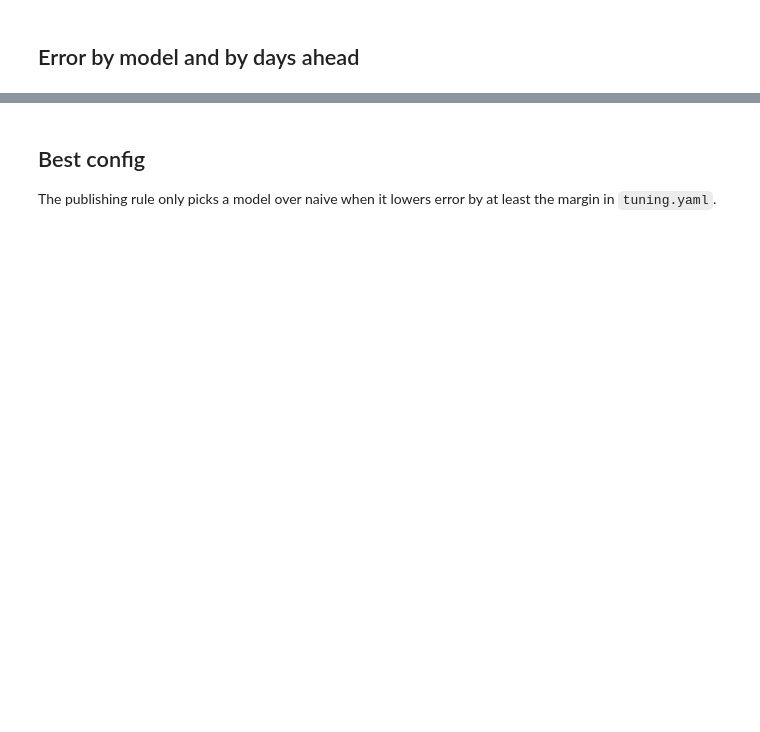
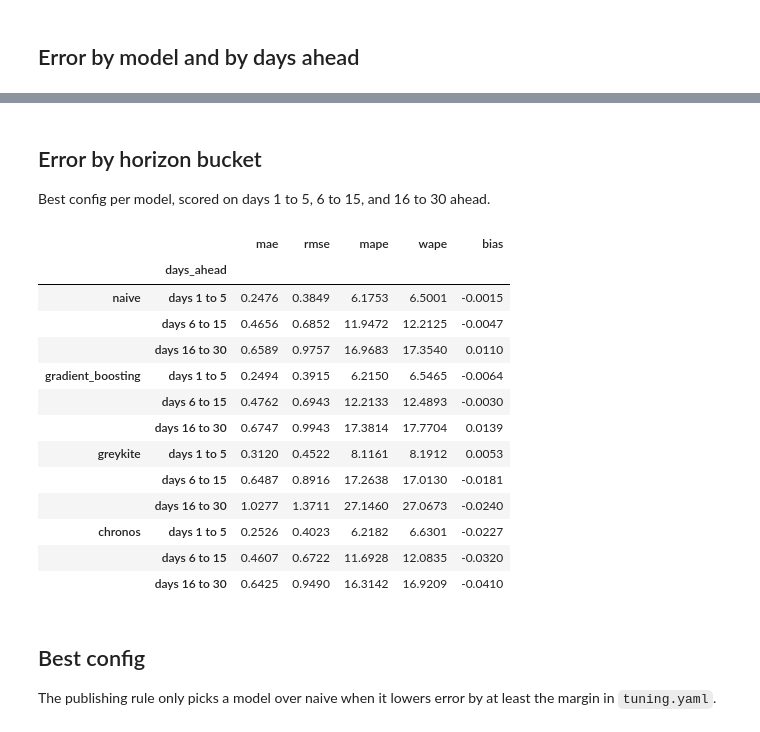
Before and after one commit to ajgeiger/natural-gas-forecasting, a Jupyter notebook: experiments/bayesian_backtest.ipynb, the cells around one changed output, grey strips where cells are left out. Saved outputs shown, nothing was run; the diff lists cells and outputs as text; code cells hidden in the pictures; blank space fills up the shorter version.

Commit message:
forecast 30 trading days ahead

```diff
--- a/experiments/bayesian_backtest.ipynb
+++ b/experiments/bayesian_backtest.ipynb
@@ -169,3 +169,25 @@ plt.show()
+# %% [markdown]
+## Error by horizon bucket
+
+Best config per model, scored on days 1 to 5, 6 to 15, and 16 to 30 ahead.
+# %%
+buckets = pd.concat({name: report.metrics_by_bucket() for name, report in best.items()})
+buckets.round(4)
+# %% [output]
+|  |  | mae | rmse | mape | wape | bias |
+|  | days_ahead |  |  |  |  |  |
+| naive | days 1 to 5 | 0.2476 | 0.3849 | 6.1753 | 6.5001 | -0.0015 |
+|  | days 6 to 15 | 0.4656 | 0.6852 | 11.9472 | 12.2125 | -0.0047 |
+|  | days 16 to 30 | 0.6589 | 0.9757 | 16.9683 | 17.3540 | 0.0110 |
+| gradient_boosting | days 1 to 5 | 0.2494 | 0.3915 | 6.2150 | 6.5465 | -0.0064 |
+|  | days 6 to 15 | 0.4762 | 0.6943 | 12.2133 | 12.4893 | -0.0030 |
+|  | days 16 to 30 | 0.6747 | 0.9943 | 17.3814 | 17.7704 | 0.0139 |
+| greykite | days 1 to 5 | 0.3120 | 0.4522 | 8.1161 | 8.1912 | 0.0053 |
+|  | days 6 to 15 | 0.6487 | 0.8916 | 17.2638 | 17.0130 | -0.0181 |
+|  | days 16 to 30 | 1.0277 | 1.3711 | 27.1460 | 27.0673 | -0.0240 |
+| chronos | days 1 to 5 | 0.2526 | 0.4023 | 6.2182 | 6.6301 | -0.0227 |
+|  | days 6 to 15 | 0.4607 | 0.6722 | 11.6928 | 12.0835 | -0.0320 |
+|  | days 16 to 30 | 0.6425 | 0.9490 | 16.3142 | 16.9209 | -0.0410 |
 # %% [markdown]
 ## Best config
 
```
Also changed, not shown: parts of 6 cells of this notebook, 6 other files.
